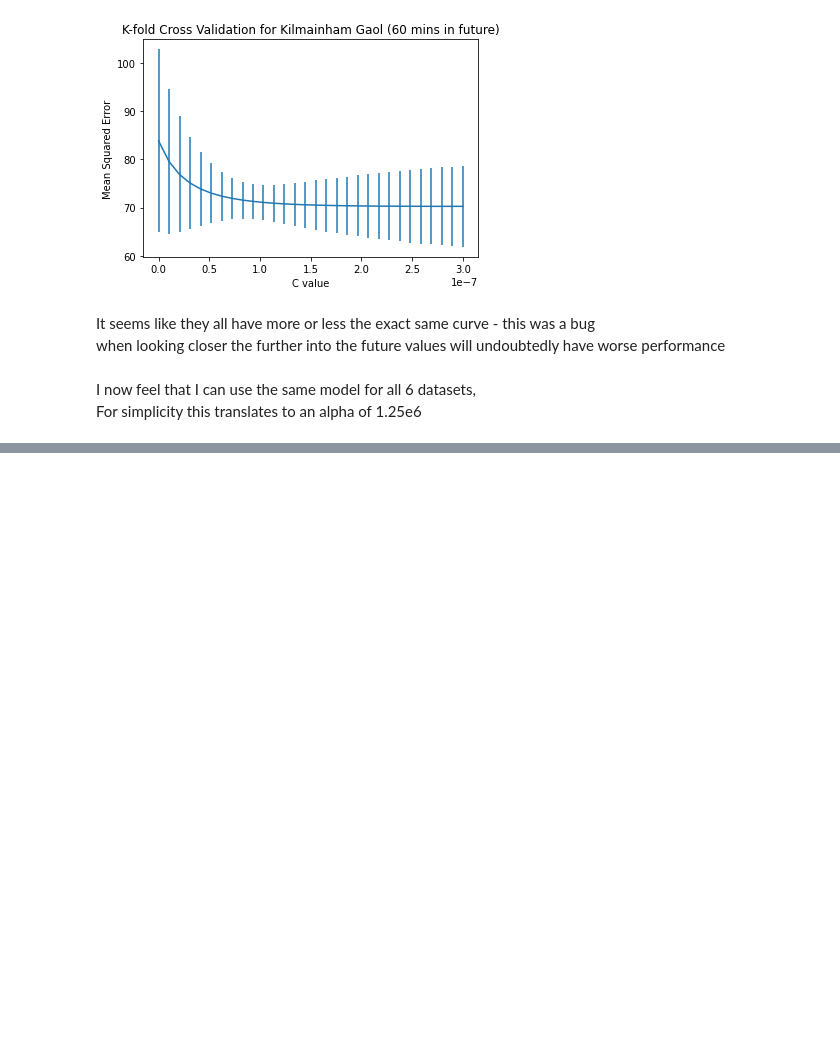
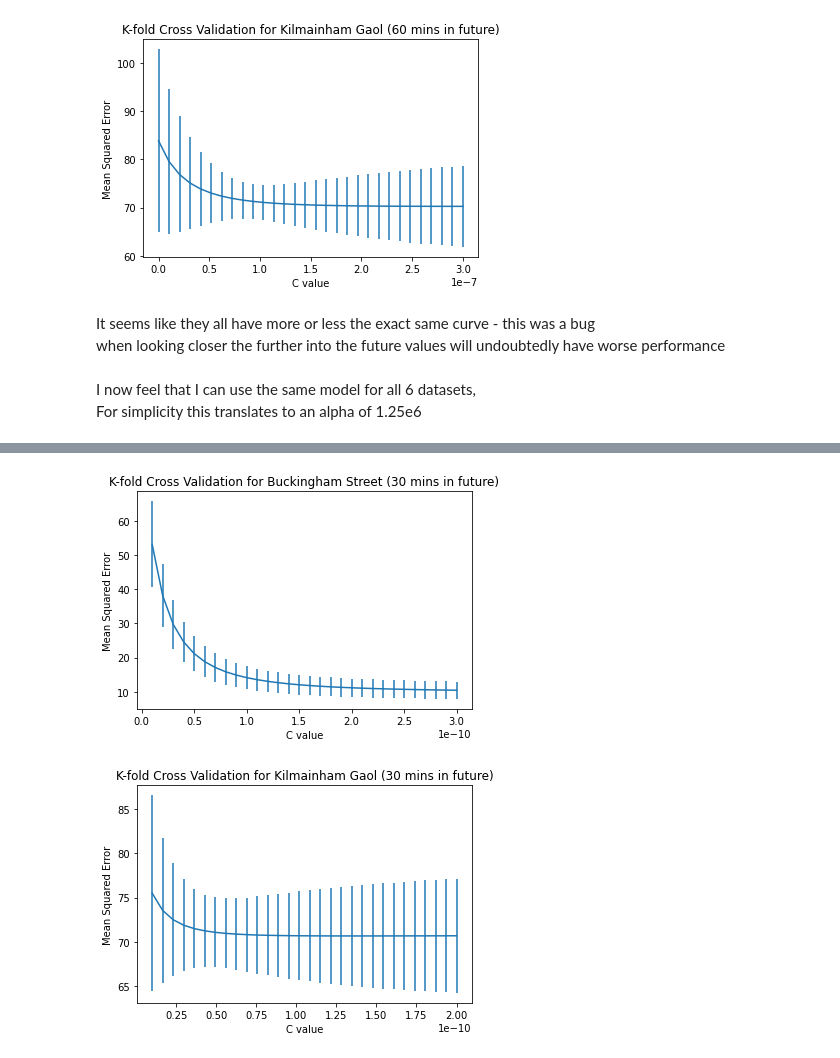
Before and after one commit to daltHub/Final-Assignment, a Jupyter notebook: ridge.ipynb, the cells around one changed output, grey strips where cells are left out. Drawn from its saved outputs; the diff is of its cells as text; code cells hidden in the pictures; blank space fills up the shorter version.

```diff
--- a/ridge.ipynb
+++ b/ridge.ipynb
@@ -316,0 +405,8 @@ Name: AVAILABLE BIKES, Length: 5396, dtype: int64
+# %%
+C_range = np.linspace(0.00000000001, 3e-10,num=30)
+Kfold_for_C_ridge(polyX3,Y3,C_range, 'K-fold Cross Validation for Buckingham Street (30 mins in future)')
+C_range = np.linspace(0.00000000001, 2e-10,num=30)
+Kfold_for_C_ridge(polyX4,Y4,C_range, 'K-fold Cross Validation for Kilmainham Gaol (30 mins in future)')
+# %% [output]
+[figure, added]
+[figure, added]
```
Also changed, not shown: parts of 19 cells of this notebook, 2 other files.
